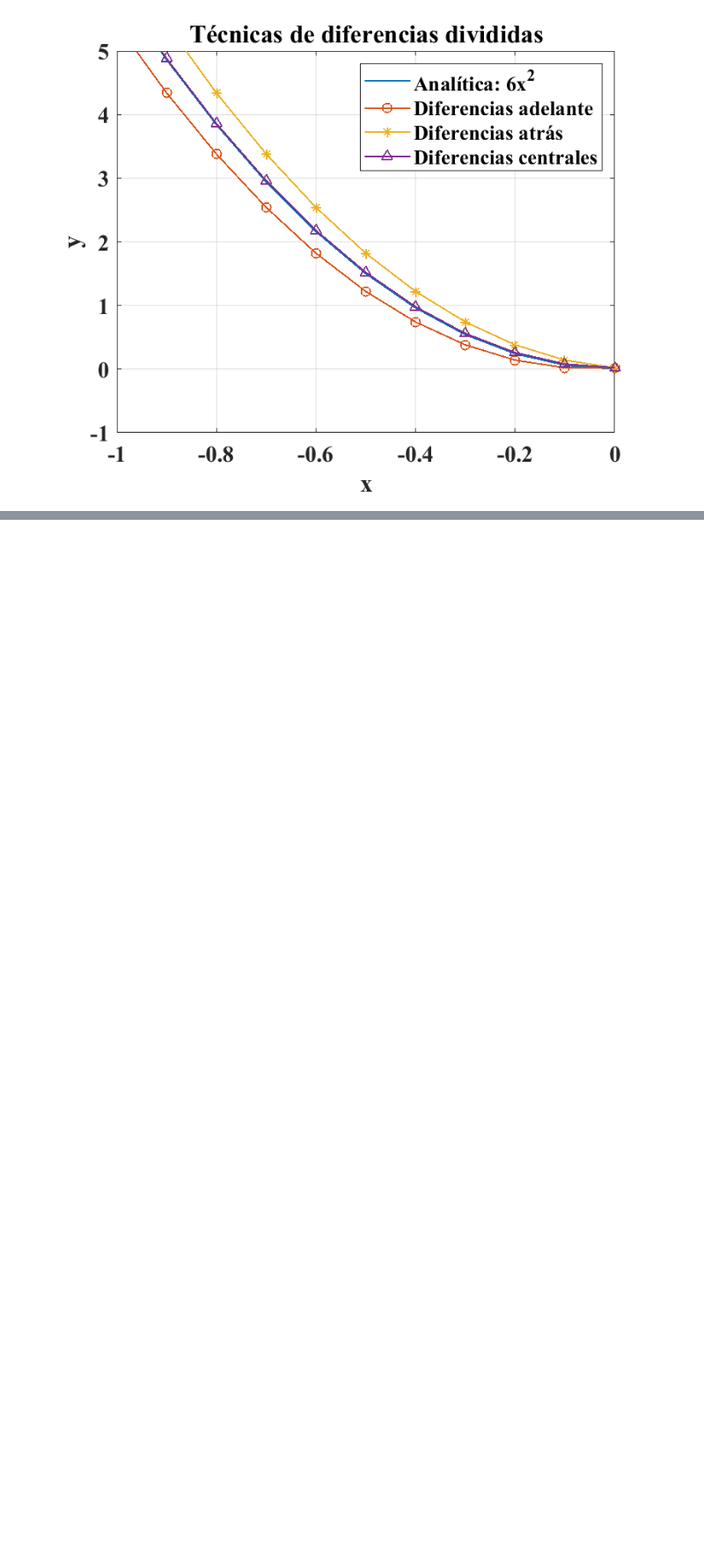
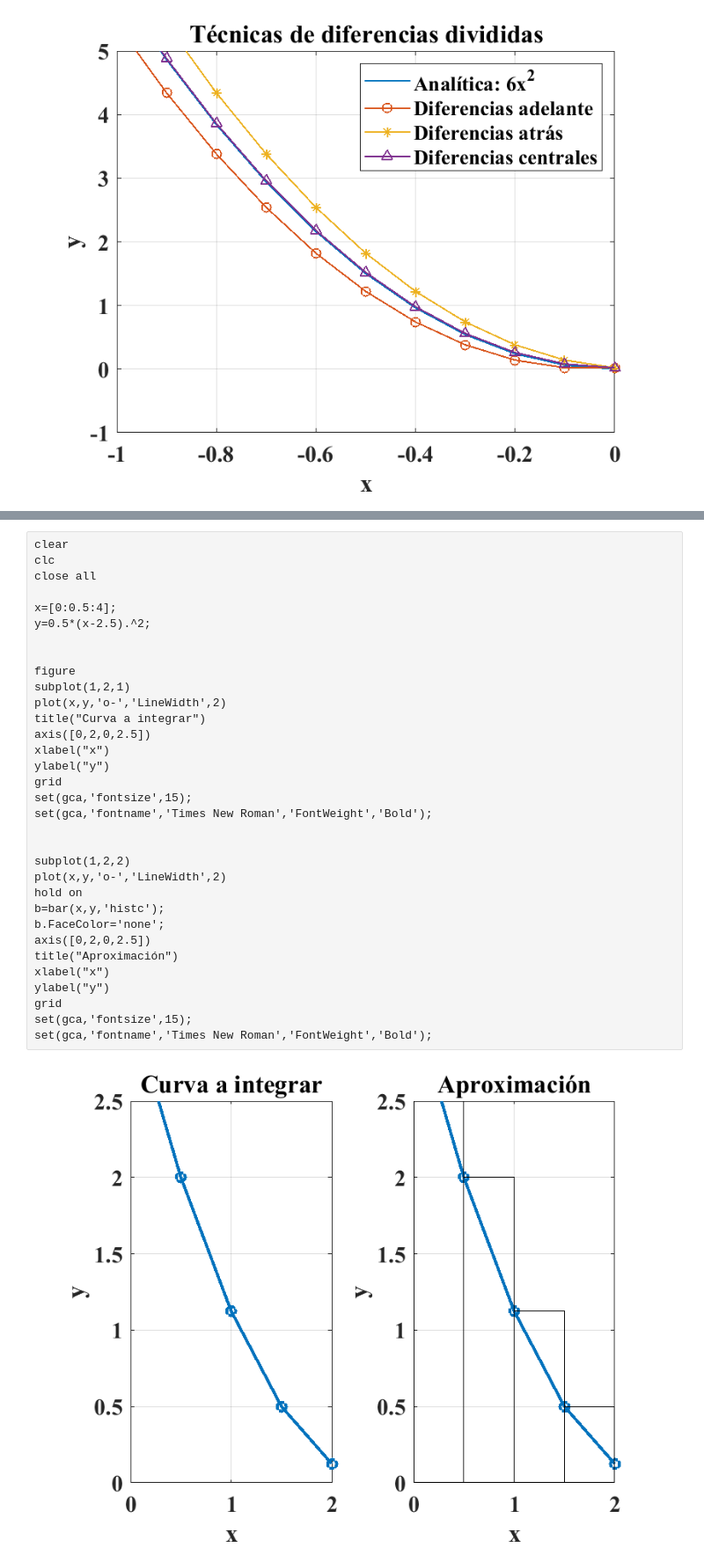
Before and after one commit to LuisGerardo2204/Practicas-de-MATLAB, a Jupyter notebook: _sources/Practica12.ipynb, the cells around one changed output, grey strips where cells are left out. Shown: that part at 88% size. Cells and saved outputs as stored; diff of their text form; blank space fills up the shorter version.

```diff
--- a/_sources/Practica12.ipynb
+++ b/_sources/Practica12.ipynb
@@ -426,0 +435,35 @@ set(gca,'fontname','Times New Roman','FontWeight','Bold');
+# %%
+clear
+clc
+close all
+
+x=[0:0.5:4];
+y=0.5*(x-2.5).^2;
+
+
+figure
+subplot(1,2,1)
+plot(x,y,'o-','LineWidth',2)
+title("Curva a integrar")
+axis([0,2,0,2.5])
+xlabel("x")
+ylabel("y")
+grid
+set(gca,'fontsize',15);
+set(gca,'fontname','Times New Roman','FontWeight','Bold');
+
+
+subplot(1,2,2)
+plot(x,y,'o-','LineWidth',2)
+hold on
+b=bar(x,y,'histc');
+b.FaceColor='none';
+axis([0,2,0,2.5])
+title("Aproximación")
+xlabel("x")
+ylabel("y")
+grid
+set(gca,'fontsize',15);
+set(gca,'fontname','Times New Roman','FontWeight','Bold');
+# %% [output]
+[figure, added]
```
Also changed, not shown: parts of 22 cells of this notebook, 35 other files.
